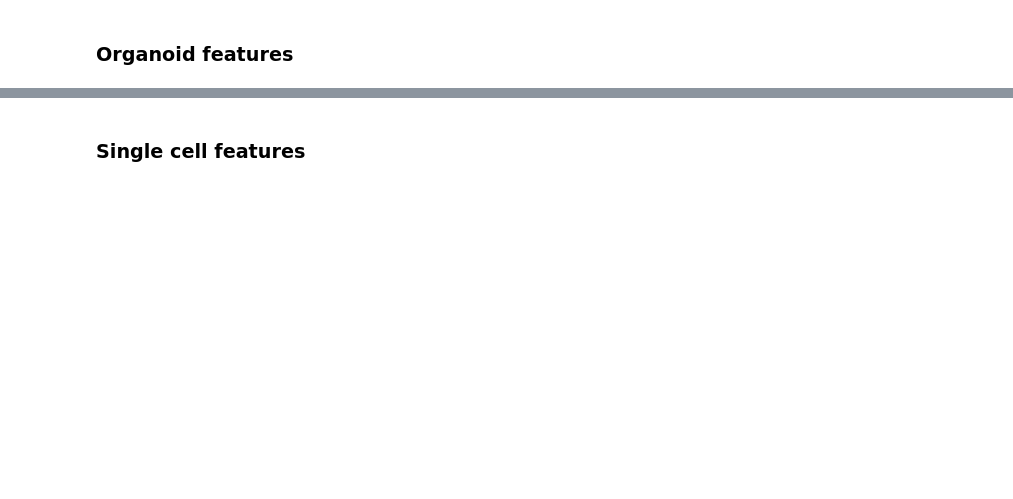
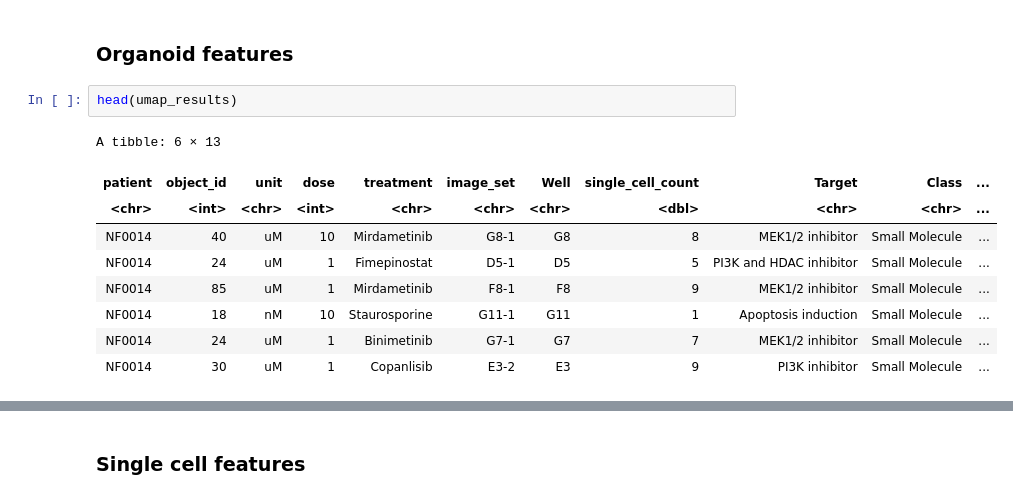
Before and after one commit to MikeLippincott/GFF_3D_organoid_profiling_pipeline, a Jupyter notebook: 5.EDA/notebooks/1.plot_umap.ipynb, the cells around one changed output, grey strips where cells are left out. Cells and saved outputs as stored; diff of their text form; blank space fills up the shorter version.

```diff
--- a/5.EDA/notebooks/1.plot_umap.ipynb
+++ b/5.EDA/notebooks/1.plot_umap.ipynb
@@ -111,4 +117,16 @@ custom_MOA_palette <- c(
 )
 # %% [markdown]
 ### Organoid features
+# %%
+head(umap_results)
+# %% [output]
+A tibble: 6 × 13
+| patient | object_id | unit | dose | treatment | image_set | Well | single_cell_count | Target | Class | ... |
+| <chr> | <int> | <chr> | <int> | <chr> | <chr> | <chr> | <dbl> | <chr> | <chr> | ... |
+| NF0014 | 40 | uM | 10 | Mirdametinib | G8-1 | G8 | 8 | MEK1/2 inhibitor | Small Molecule | ... |
+| NF0014 | 24 | uM | 1 | Fimepinostat | D5-1 | D5 | 5 | PI3K and HDAC inhibitor | Small Molecule | ... |
+| NF0014 | 85 | uM | 1 | Mirdametinib | F8-1 | F8 | 9 | MEK1/2 inhibitor | Small Molecule | ... |
+| NF0014 | 18 | nM | 10 | Staurosporine | G11-1 | G11 | 1 | Apoptosis induction | Small Molecule | ... |
+| NF0014 | 24 | uM | 1 | Binimetinib | G7-1 | G7 | 7 | MEK1/2 inhibitor | Small Molecule | ... |
+| NF0014 | 30 | uM | 1 | Copanlisib | E3-2 | E3 | 9 | PI3K inhibitor | Small Molecule | ... |
 # %%
```
Also changed, not shown: parts of 9 cells of this notebook, 1 other file.
